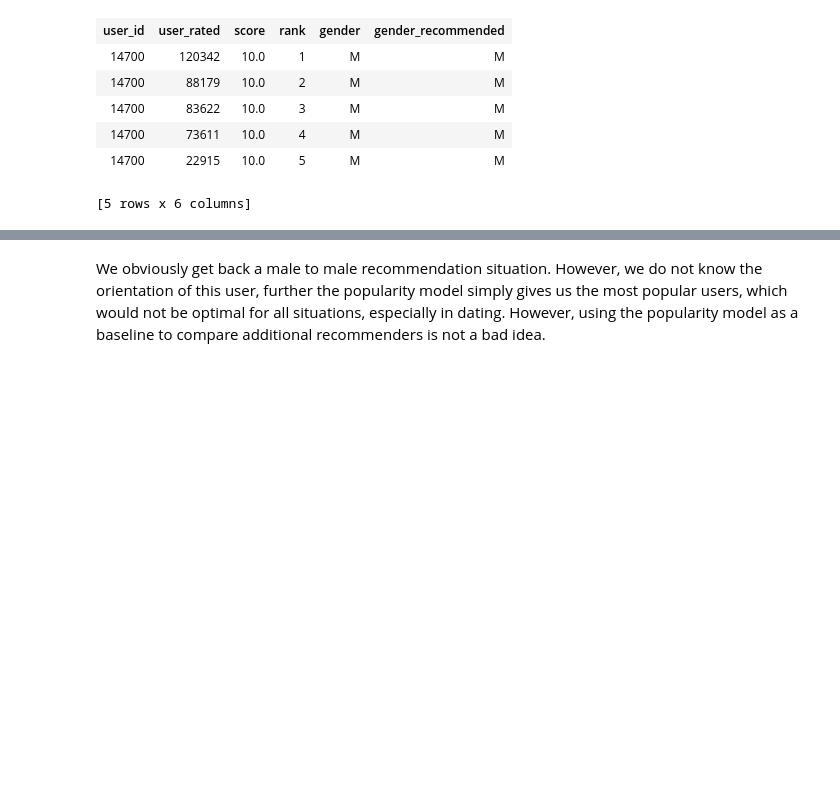
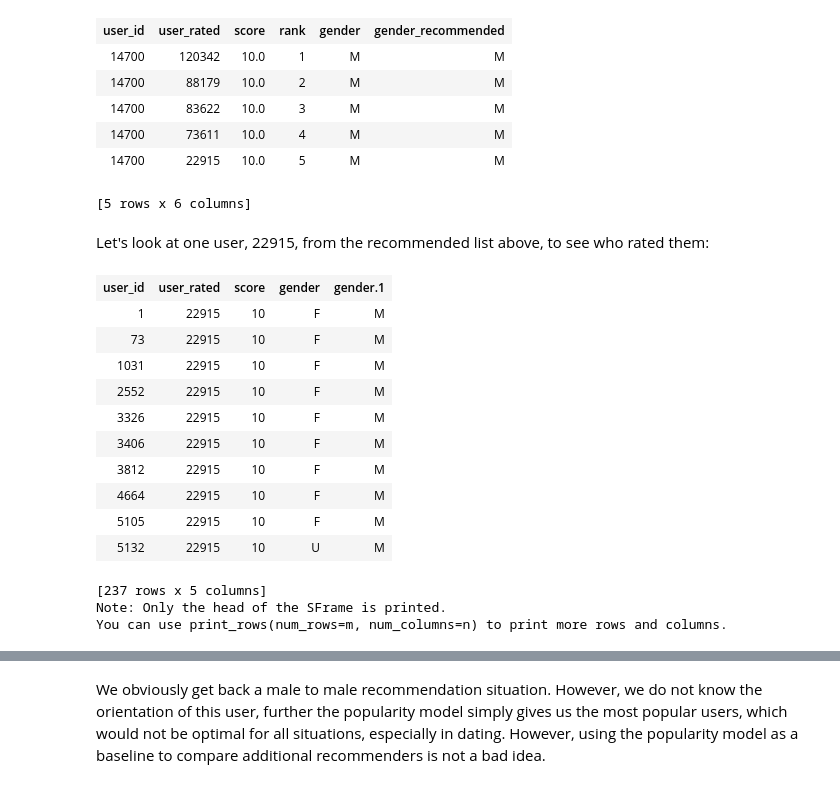
Before and after one commit to mg826/Data_Mining, a Jupyter notebook: Lab3_Dating_Recommender/Lab3_Recommender_Systems_Nichols_Matsunami_Smith.ipynb, the cells around one changed output, grey strips where cells are left out. Saved outputs shown, nothing was run; the diff lists cells and outputs as text; code cells hidden in the pictures; blank space fills up the shorter version.

```diff
--- a/Lab3_Dating_Recommender/Lab3_Recommender_Systems_Nichols_Matsunami_Smith.ipynb
+++ b/Lab3_Dating_Recommender/Lab3_Recommender_Systems_Nichols_Matsunami_Smith.ipynb
@@ -187,3 +188,22 @@ recs.sort('rank')
 | 14700 | 73611 | 10.0 | 4 | M | M |
 | 14700 | 22915 | 10.0 | 5 | M | M |
 [5 rows x 6 columns]
+# %% [markdown]
+Let's look at one user, 22915, from the recommended list above, to see who rated them:
+# %%
+ratings[ratings['user_rated'] == 22915].join(genders).join(genders, on={'user_rated':'user_id'})
+# %% [output]
+| user_id | user_rated | score | gender | gender.1 |
+| 1 | 22915 | 10 | F | M |
+| 73 | 22915 | 10 | F | M |
+| 1031 | 22915 | 10 | F | M |
+| 2552 | 22915 | 10 | F | M |
+| 3326 | 22915 | 10 | F | M |
+| 3406 | 22915 | 10 | F | M |
+| 3812 | 22915 | 10 | F | M |
+| 4664 | 22915 | 10 | F | M |
+| 5105 | 22915 | 10 | F | M |
+| 5132 | 22915 | 10 | U | M |
+[237 rows x 5 columns]
+Note: Only the head of the SFrame is printed.
+You can use print_rows(num_rows=m, num_columns=n) to print more rows and columns.
```
Also changed, not shown: parts of 6 cells of this notebook.
